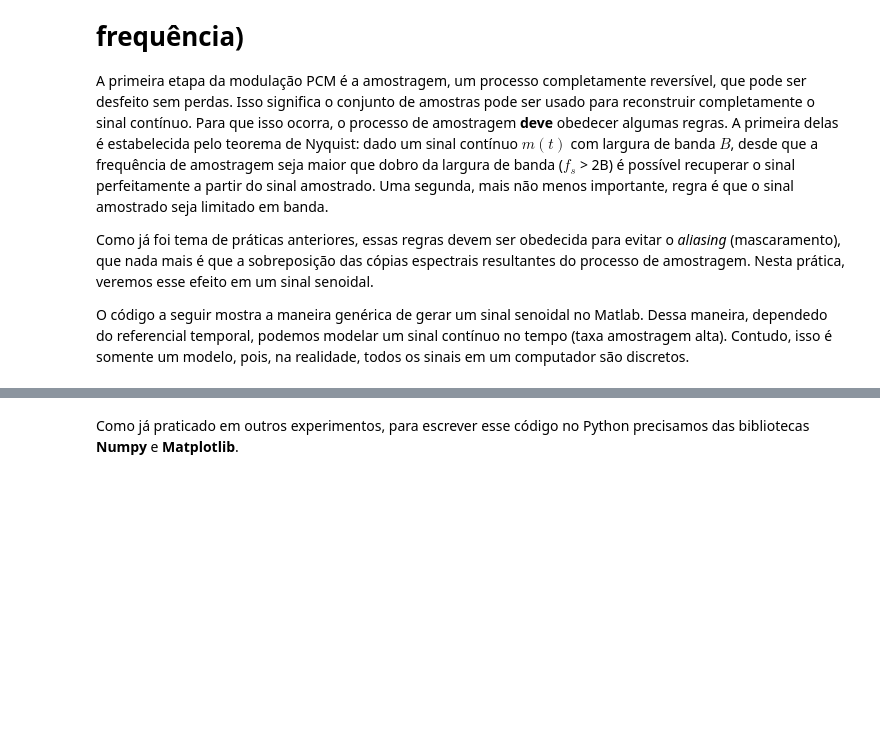
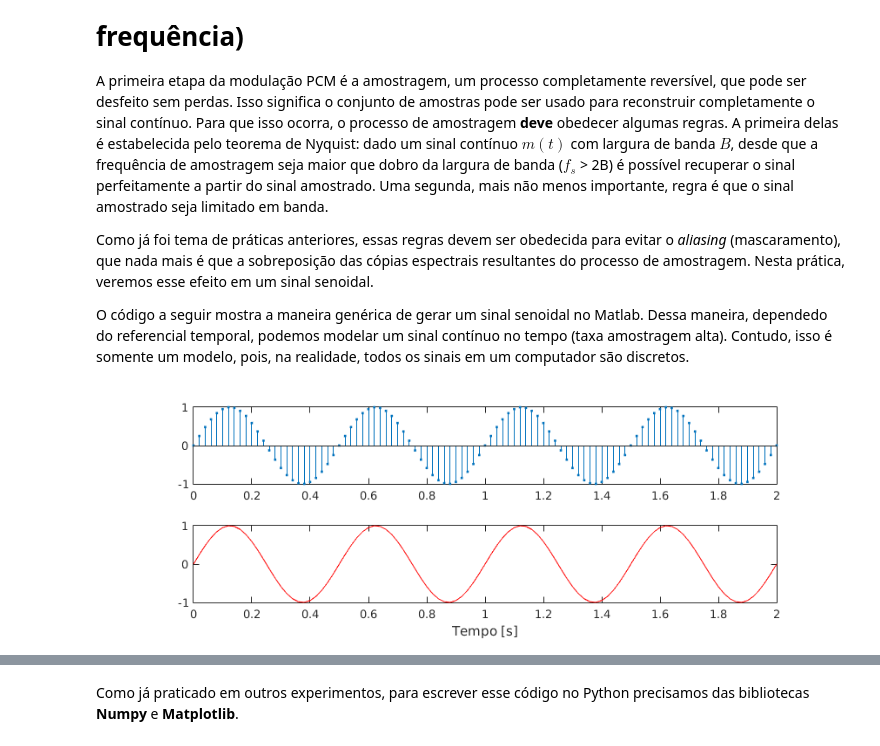
Before and after one commit to josemcast/DCO2004_LabPSC, a Jupyter notebook: h06.ipynb, the cells around one changed output, grey strips where cells are left out. Cells and saved outputs as stored; diff of their text form; code cells hidden in the pictures; blank space fills up the shorter version.

```diff
--- a/h06.ipynb
+++ b/h06.ipynb
@@ -37,11 +37,17 @@ O código a seguir mostra a maneira genérica de gerar um sinal senoidal no Matl
 # %%
 Ts = 0.02;
 t = 0:Ts:2;
 m = sin(2*pi*2*t);
+fig = figure;
 subplot(2,1,1);
 stem(t,m,'.');
 subplot(2,1,2);
 plot(t,m,'r');
 xlabel('Tempo [s]');
+
+fig.PaperUnits = 'inches';
+fig.PaperPosition = [0 0 9 3];
+# %% [output]
+[figure, added]
 # %% [markdown]
 Note que o sinal (vetor _m_) construído acima não é contínuo no tempo, mas discreto. Contudo, depedendo da maneira que o sinal é mostrado (função **stem** ou função **plot**), sua visualização no domínio do tempo é diferente.  Isso ocorre porque a função **plot** liga os pontos do vetor por meio de retas, dando a visualização de um sinal contínuo. Contudo, a amostra em $t$ = 0.01, simplesmente, não existe, pois o eixo temporal foi construído em passos de 0.02. Outra faceta dessa representação é que existe uma diferença clara no tratamento do sinal quando as amostras faltantes não existem ou quando são iguais a zero. Vamos mostrar esse comportamente logo a seguir.
```
Also changed, not shown: parts of 61 cells of this notebook, 3 other files.
